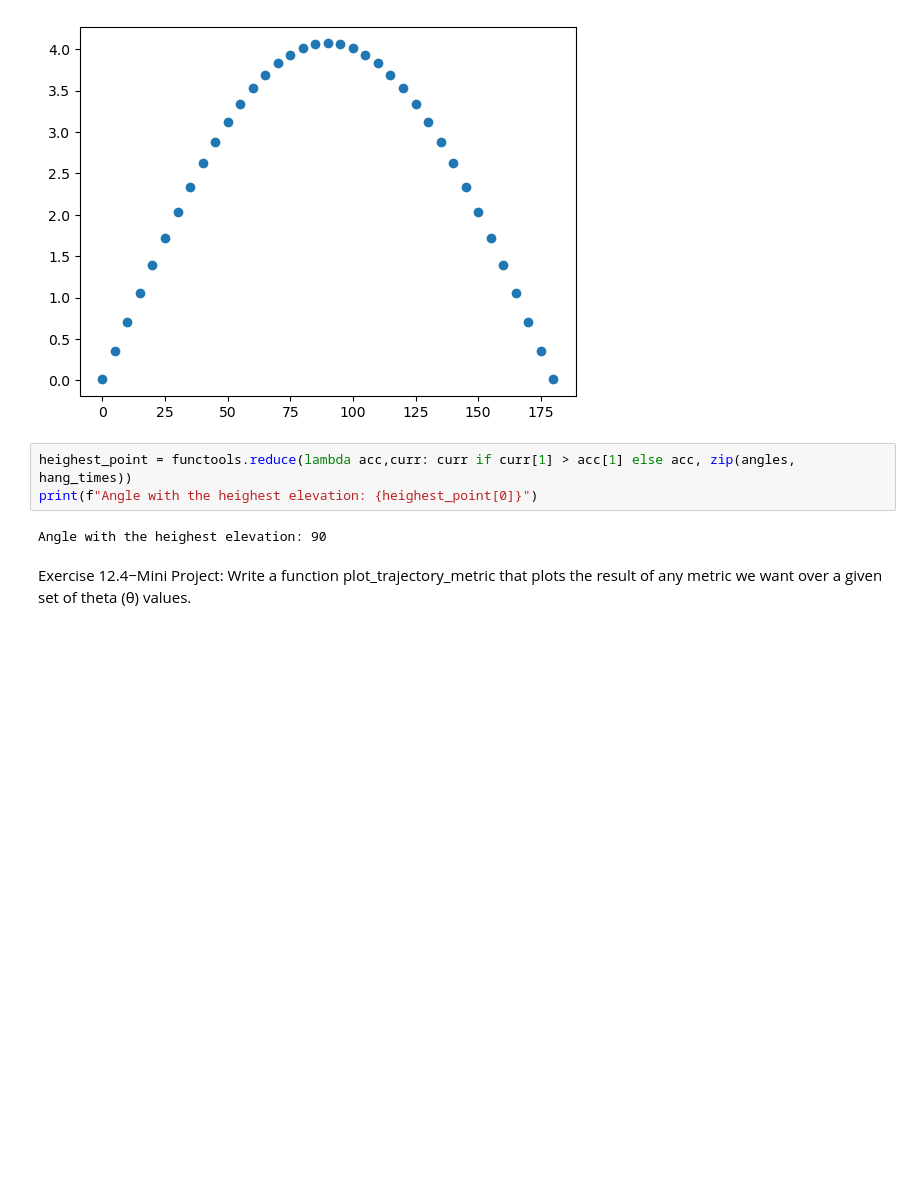
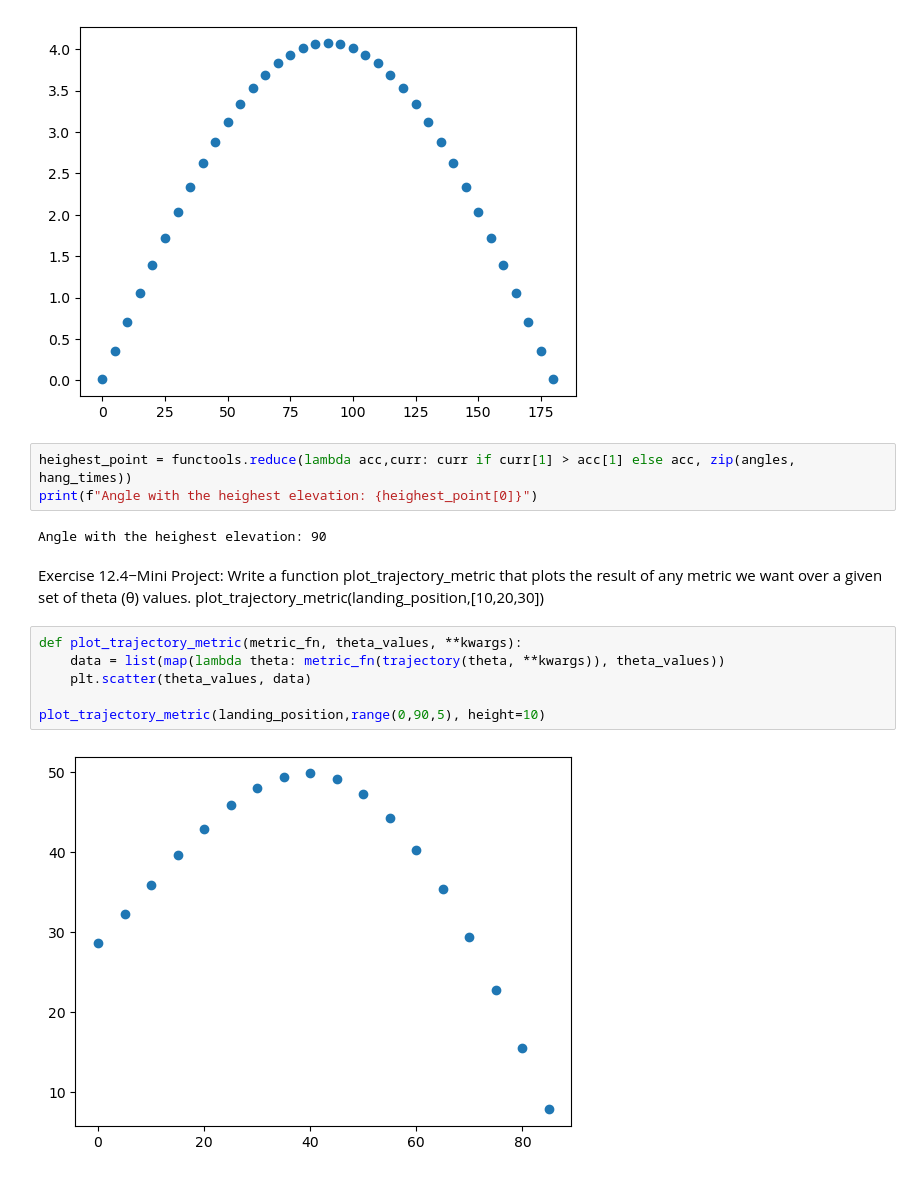
Before and after one commit to Brailor/Math-for-Programmers, a Jupyter notebook: Chapter_12/own.ipynb, the cells around one changed output. Saved outputs shown, nothing was run; the diff lists cells and outputs as text; blank space fills up the shorter version.

```diff
--- a/Chapter_12/own.ipynb
+++ b/Chapter_12/own.ipynb
@@ -80,3 +80,12 @@ print(f"Angle with the heighest elevation: {heighest_point[0]}")
 Angle with the heighest elevation: 90
 # %% [markdown]
 Exercise 12.4−Mini Project: Write a function plot_trajectory_metric that plots the result of any metric we want over a given set of theta (θ) values.
+plot_trajectory_metric(landing_position,[10,20,30])
+# %%
+def plot_trajectory_metric(metric_fn, theta_values, **kwargs):
+    data = list(map(lambda theta: metric_fn(trajectory(theta, **kwargs)), theta_values))
+    plt.scatter(theta_values, data)
+
+plot_trajectory_metric(landing_position,range(0,90,5), height=10)
+# %% [output]
+[figure, added]
```
Also changed, not shown: parts of 9 cells of this notebook, 1 other file.
